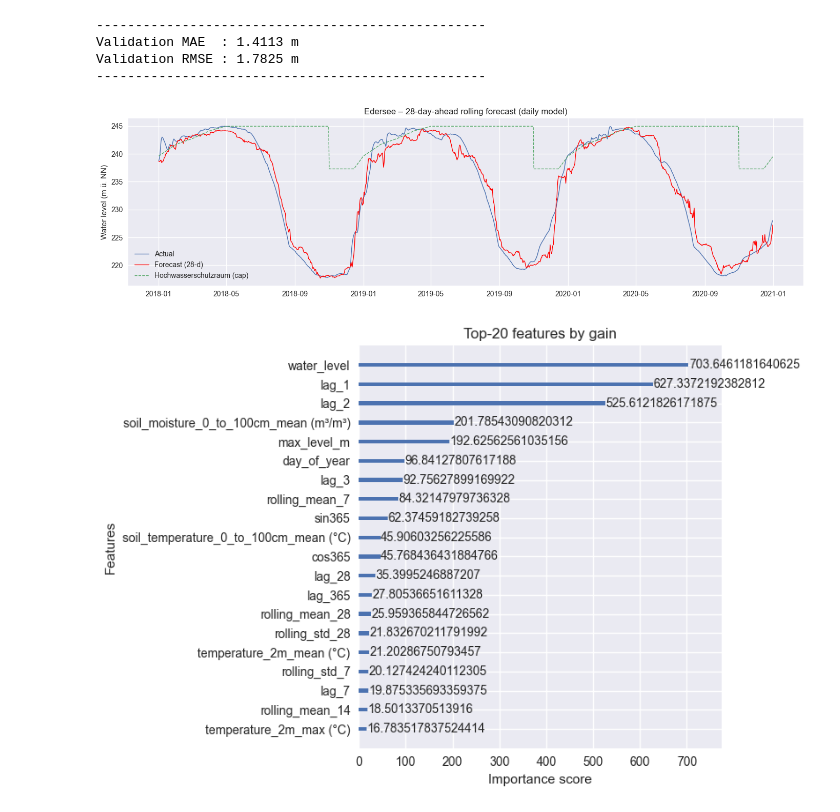
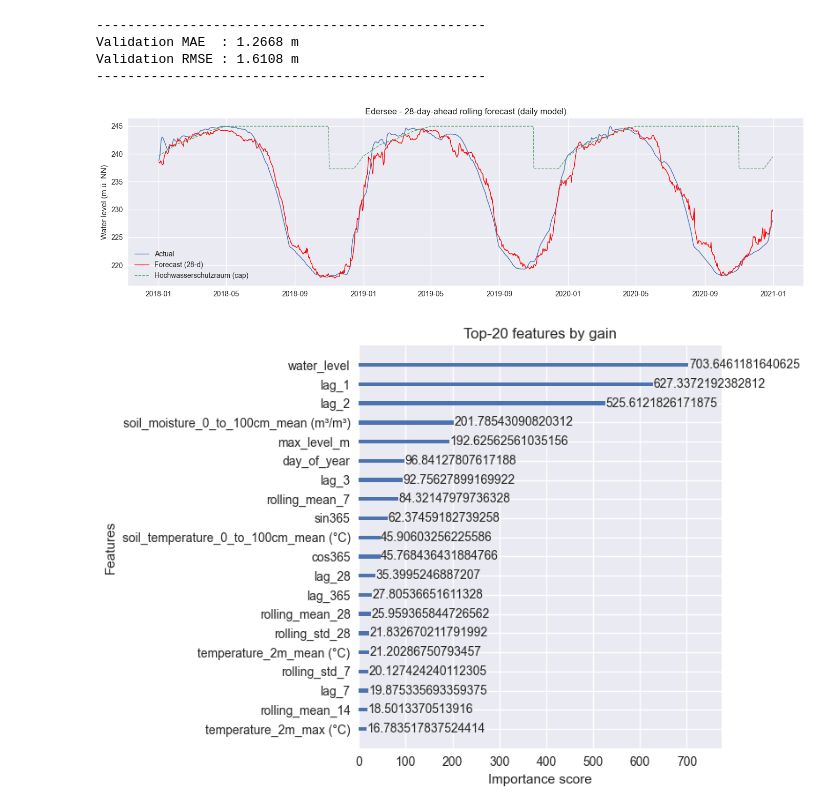
Before and after one commit to Marius-Knipp/edersee-water-prediction, a Jupyter notebook: notebooks/XGBoost.ipynb, the cells around one changed output. Cells and saved outputs as stored; diff of their text form; code cells hidden in the pictures.

```diff
--- a/notebooks/XGBoost.ipynb
+++ b/notebooks/XGBoost.ipynb
@@ -161,21 +292,34 @@ X_val,   y_val   = val_df[feature_cols],   val_df["target"]
 # %%
+# Best parameters found by Optuna
+best_params_from_optuna = {
+    'learning_rate': 0.011000063748620762,
+    'max_depth': 6,
+    'subsample': 0.8,
+    'colsample_bytree': 0.6,
+    'gamma': 0.2,
+    'reg_alpha': 0.1883710504748341,
+    'reg_lambda': 1.1406910783458322e-05
+}
+
+# Define the model using the best parameters
+# We set n_estimators high and use early stopping in fit,
+# which is generally the recommended approach.
+# The optimal number of trees (899) will be found automatically during fit.
 model = xgb.XGBRegressor(
-    objective='reg:squarederror', # Objective function for regression
-    n_estimators=1000,            # Number of boosting rounds (trees)
-    learning_rate=0.01,           # Step size shrinkage
-    max_depth=7,                  # Maximum depth of a tree
-    subsample=0.7,                # Fraction of samples used per tree
-    colsample_bytree=0.7,         # Fraction of features used per tree
-    random_state=26,              # Seed for reproducibility
-    n_jobs=-1,                    # Use all available CPU cores
-    early_stopping_rounds=50      # Stop training if validation score doesn't improve
+    **best_params_from_optuna,
+    objective='reg:squarederror',
+    n_estimators=2000,  # Set high enough (e.g., 2000 used in HPO)
+    random_state=26,
+    n_jobs=-1,
+    early_stopping_rounds=50
 )
 
-# Use the last part of the training set as a validation set for early stopping
-eval_set = [(X_val, y_val)] # Evaluate directly on the test set for early stopping in this case
-                              # More robust: create a validation set from the end of the training set
+# Define the evaluation set for early stopping
+eval_set = [(X_val, y_val)]
 
+# Train the model using early stopping within the fit method
+print("Fitting model with optimized parameters...")
 model.fit(X_train, y_train,
-              eval_set=eval_set,
-              verbose=100) # Print evaluation metric every 100 rounds
+          eval_set=eval_set,
+          verbose=100) # Print evaluation metric every 100 rounds
 # %% [output]
@@ -208,37 +355,37 @@ val_pred = model.predict(X_val)
 
 rmse = np.sqrt(mean_squared_error(y_val, val_pred))
 mae  = mean_absolute_error(y_val, val_pred)
 
 print("-" * 50)
 print(f"Validation MAE  : {mae:6.4f} m")
 print(f"Validation RMSE : {rmse:6.4f} m")
 print("-" * 50)
 
 # (optional) Feature importance:
 # importances = model.get_booster().get_score(importance_type="gain")
 
 # --------------------------------------------------
 # 9. Quick plot
 # --------------------------------------------------
 plot_dates = val_df["pred_date"]                  # already T+28
 dyn_cap    = compute_max_level_series(plot_dates).values
 
 fig, ax = plt.subplots(figsize=(14,4))
 ax.plot(plot_dates, y_val,     label="Actual",          lw=1)
 ax.plot(plot_dates, val_pred,  label="Forecast (28-d)", lw=1, color="red")
 ax.plot(plot_dates, dyn_cap,   label="Hochwasserschutzraum (cap)",
                                ls="--", lw=1)
 ax.set_ylabel("Water level (m ü. NN)")
-ax.set_title("Edersee – 28-day-ahead rolling forecast (daily model)")
+ax.set_title("Edersee - 28-day-ahead rolling forecast (daily model)")
 ax.legend(loc="lower left")
 plt.tight_layout()
 plt.show()
 # %% [output]
 --------------------------------------------------
-Validation MAE  : 1.4113 m
-Validation RMSE : 1.7825 m
+Validation MAE  : 1.2668 m
+Validation RMSE : 1.6108 m
 --------------------------------------------------
-[figure, old version]
+[figure, new version]
 # %%
 from xgboost import plot_importance
 import matplotlib.pyplot as plt
```
Also changed, not shown: parts of 6 cells of this notebook, 1 other file.
